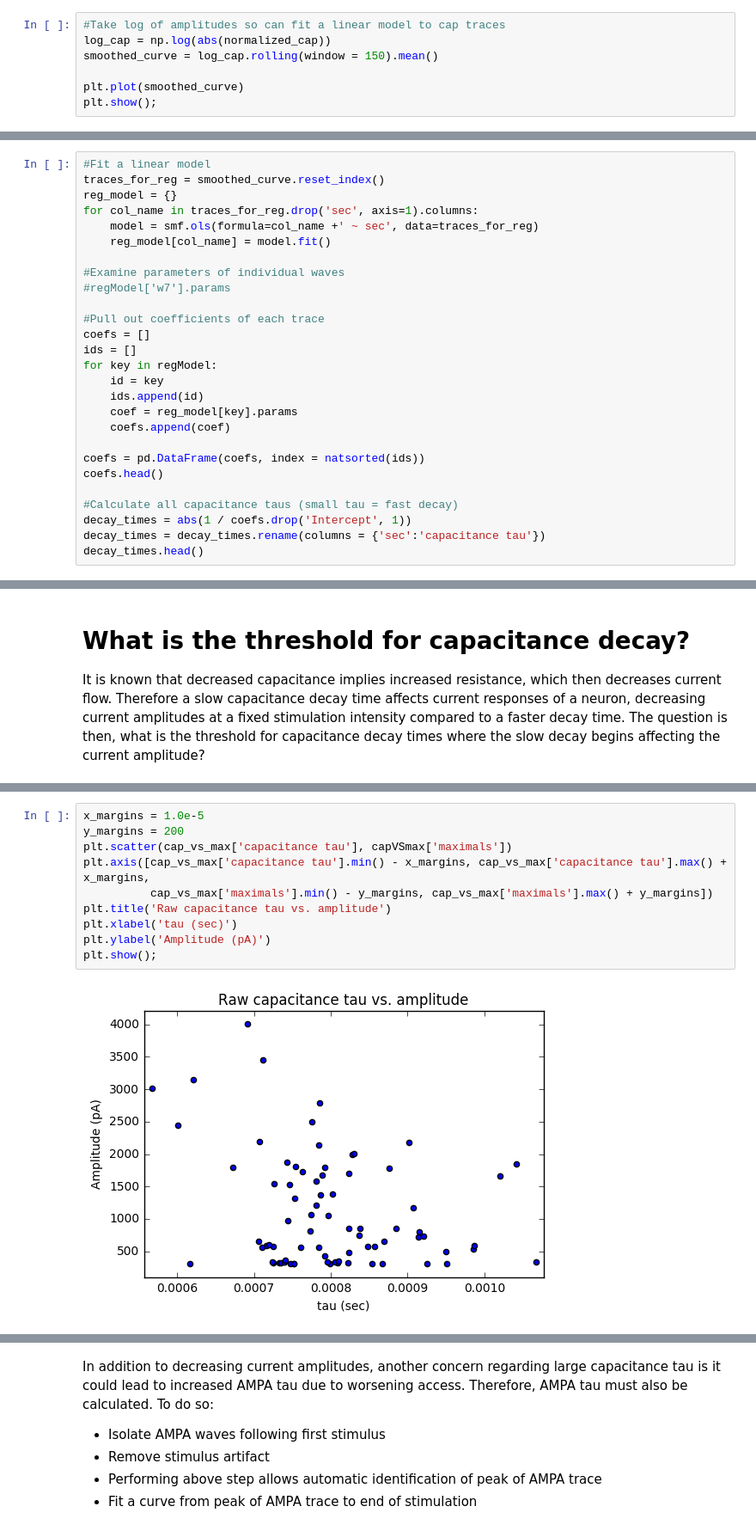
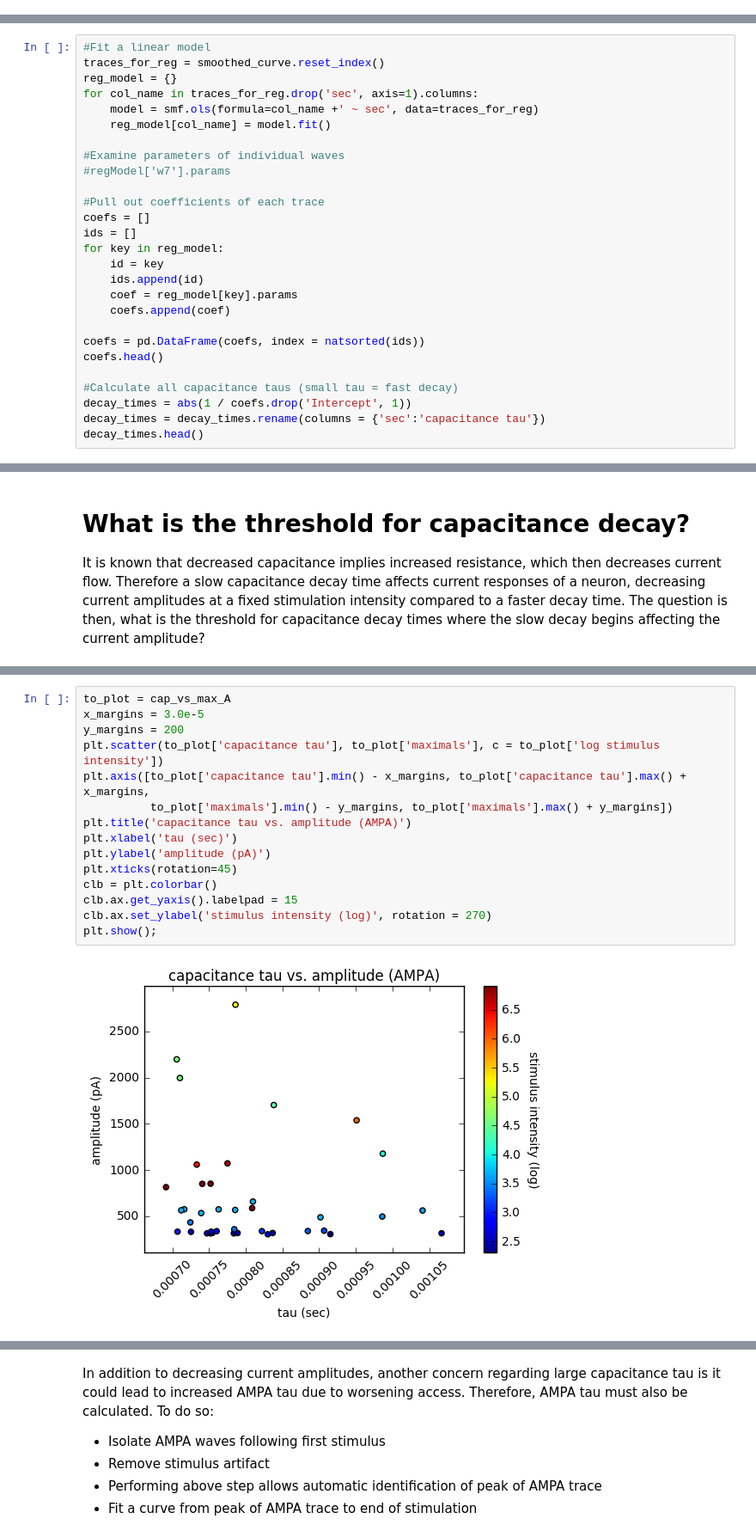
Before and after one commit to yuwie10/ephysAnalysis, a Jupyter notebook: ephysAnalysis2.ipynb, the cells around one changed output, grey strips where cells are left out. Shown at 86% size. Saved outputs shown, nothing was run; the diff lists cells and outputs as text.

```diff
--- a/ephysAnalysis2.ipynb
+++ b/ephysAnalysis2.ipynb
@@ -101,7 +101,0 @@ plt.show();
-# %%
-#Take log of amplitudes so can fit a linear model to cap traces
-log_cap = np.log(abs(normalized_cap))
-smoothed_curve = log_cap.rolling(window = 150).mean()
-
-plt.plot(smoothed_curve)
-plt.show();
@@ -121,7 +130,7 @@ for col_name in traces_for_reg.drop('sec', axis=1).columns:
 #Pull out coefficients of each trace
 coefs = []
 ids = []
-for key in regModel:
+for key in reg_model:
     id = key
     ids.append(id)
     coef = reg_model[key].params
@@ -174,12 +187,17 @@ cap_vs_max.head()
 # %%
-x_margins = 1.0e-5
+to_plot = cap_vs_max_A
+x_margins = 3.0e-5
 y_margins = 200
-plt.scatter(cap_vs_max['capacitance tau'], capVSmax['maximals'])
-plt.axis([cap_vs_max['capacitance tau'].min() - x_margins, cap_vs_max['capacitance tau'].max() + x_margins,
-          cap_vs_max['maximals'].min() - y_margins, cap_vs_max['maximals'].max() + y_margins])
-plt.title('Raw capacitance tau vs. amplitude')
+plt.scatter(to_plot['capacitance tau'], to_plot['maximals'], c = to_plot['log stimulus intensity'])
+plt.axis([to_plot['capacitance tau'].min() - x_margins, to_plot['capacitance tau'].max() + x_margins,
+          to_plot['maximals'].min() - y_margins, to_plot['maximals'].max() + y_margins])
+plt.title('capacitance tau vs. amplitude (AMPA)')
 plt.xlabel('tau (sec)')
-plt.ylabel('Amplitude (pA)')
+plt.ylabel('amplitude (pA)')
+plt.xticks(rotation=45)
+clb = plt.colorbar()
+clb.ax.get_yaxis().labelpad = 15
+clb.ax.set_ylabel('stimulus intensity (log)', rotation = 270)
 plt.show();
 # %% [output]
-[figure, old version]
+[figure, new version]
```
Also changed, not shown: parts of 27 cells of this notebook.
